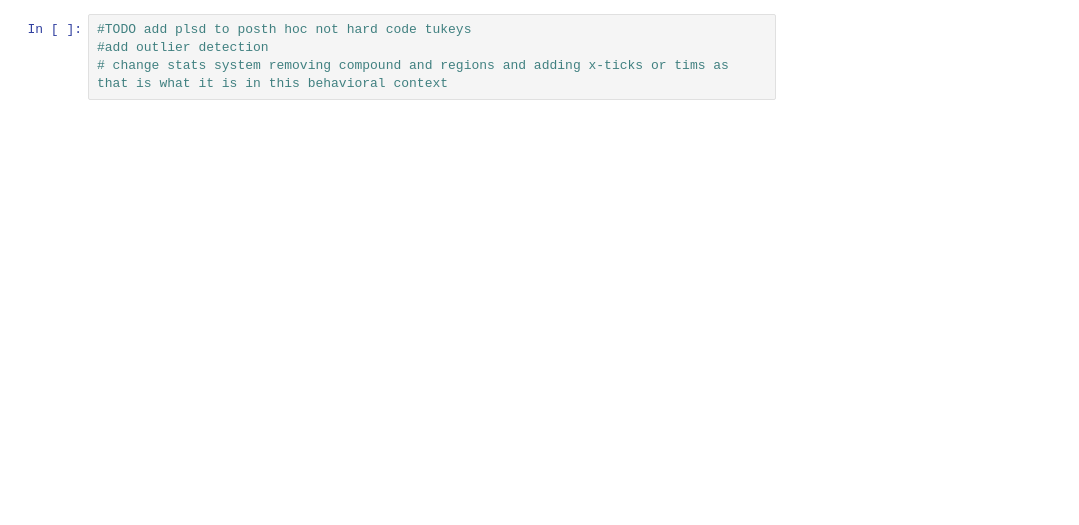
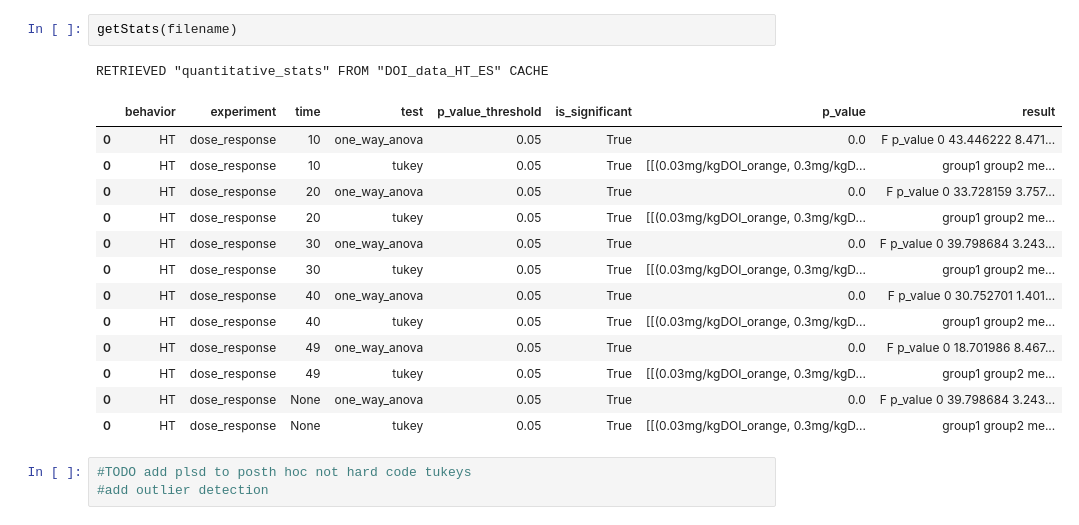
Before and after one commit to jjb-hub/phd_behavior, a Jupyter notebook: DASHBOARD.ipynb, the cells around one changed output. Saved outputs shown, nothing was run; the diff lists cells and outputs as text; blank space fills up the shorter version.

```diff
--- a/DASHBOARD.ipynb
+++ b/DASHBOARD.ipynb
@@ -105,6 +102,22 @@ RETRIEVED "quantitative_stats" FROM "DOI_data_HT_ES" CACHE
 SAVED /Users/jasminebutler/Desktop/phd_behavior/output/behavior_histogram_dose_response_for_HT.svg
 SAVED /Users/jasminebutler/Desktop/phd_behavior/output/behavior_histogram_dose_response_for_HT.png
+# %%
+getStats(filename)
+# %% [output]
+RETRIEVED "quantitative_stats" FROM "DOI_data_HT_ES" CACHE
+|  | behavior | experiment | time | test | p_value_threshold | is_significant | p_value | result |
+| 0 | HT | dose_response | 10 | one_way_anova | 0.05 | True | 0.0 | F p_value 0 43.446222 8.471... |
+| 0 | HT | dose_response | 10 | tukey | 0.05 | True | [[(0.03mg/kgDOI_orange, 0.3mg/kgD... | group1 group2 me... |
+| 0 | HT | dose_response | 20 | one_way_anova | 0.05 | True | 0.0 | F p_value 0 33.728159 3.757... |
+| 0 | HT | dose_response | 20 | tukey | 0.05 | True | [[(0.03mg/kgDOI_orange, 0.3mg/kgD... | group1 group2 me... |
+| 0 | HT | dose_response | 30 | one_way_anova | 0.05 | True | 0.0 | F p_value 0 39.798684 3.243... |
+| 0 | HT | dose_response | 30 | tukey | 0.05 | True | [[(0.03mg/kgDOI_orange, 0.3mg/kgD... | group1 group2 me... |
+| 0 | HT | dose_response | 40 | one_way_anova | 0.05 | True | 0.0 | F p_value 0 30.752701 1.401... |
+| 0 | HT | dose_response | 40 | tukey | 0.05 | True | [[(0.03mg/kgDOI_orange, 0.3mg/kgD... | group1 group2 me... |
+| 0 | HT | dose_response | 49 | one_way_anova | 0.05 | True | 0.0 | F p_value 0 18.701986 8.467... |
+| 0 | HT | dose_response | 49 | tukey | 0.05 | True | [[(0.03mg/kgDOI_orange, 0.3mg/kgD... | group1 group2 me... |
+| 0 | HT | dose_response | None | one_way_anova | 0.05 | True | 0.0 | F p_value 0 39.798684 3.243... |
+| 0 | HT | dose_response | None | tukey | 0.05 | True | [[(0.03mg/kgDOI_orange, 0.3mg/kgD... | group1 group2 me... |
 # %%
 #TODO add plsd to posth hoc not hard code tukeys
 #add outlier detection
-# change stats system removing compound and regions and adding x-ticks or tims as that is what it is in this behavioral context
```
Also changed, not shown: parts of 5 cells of this notebook, 5 other files.
